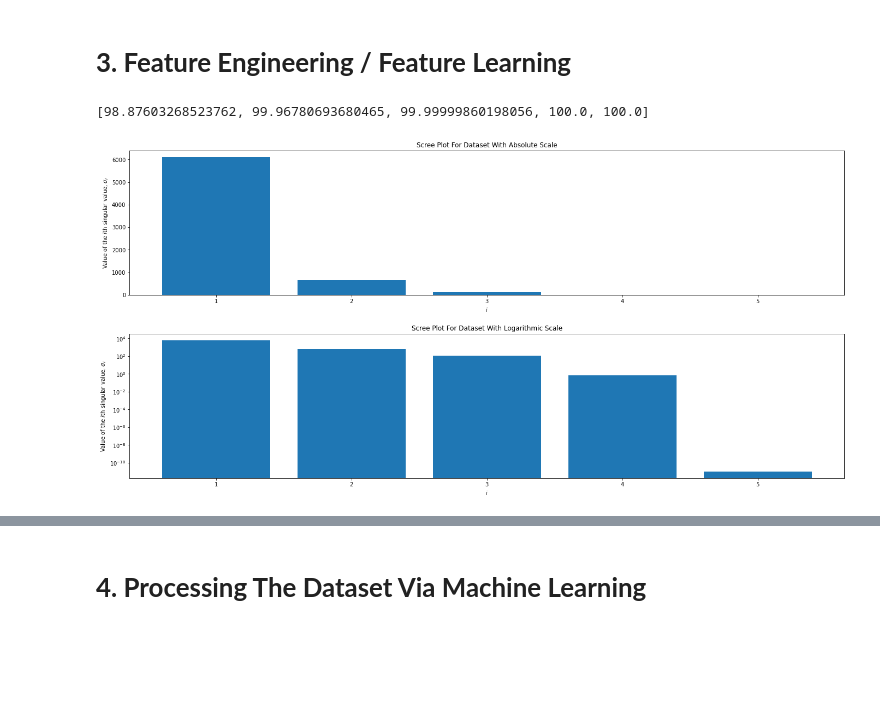
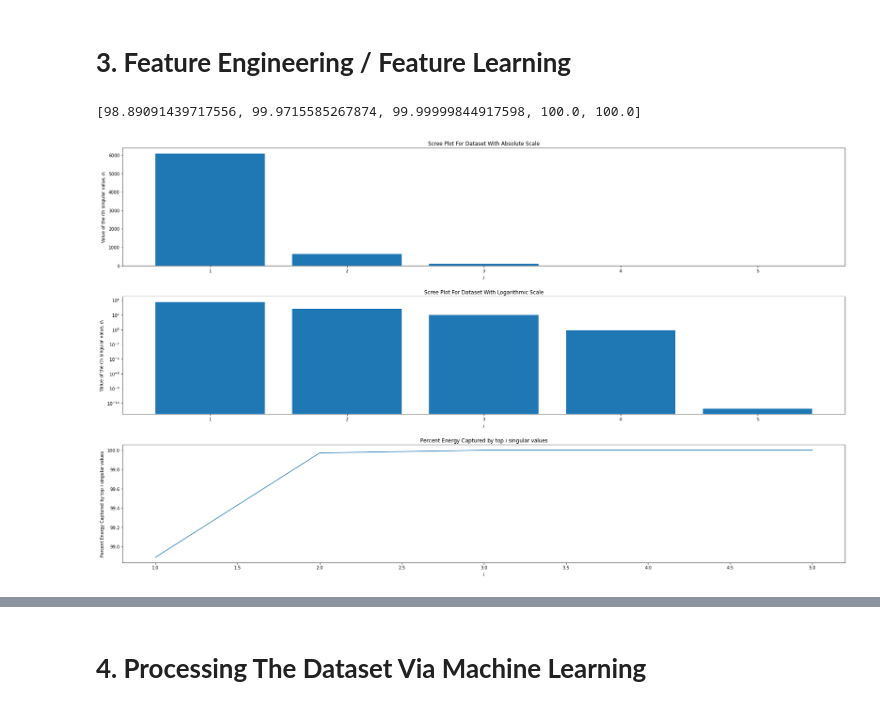
Before and after one commit to Ravi-Raghavan/ECE_443_Term_Project, a Jupyter notebook: NetflixStockPrices/3NearestNeighbors_Dataset1.ipynb, the cells around one changed output, grey strips where cells are left out. Drawn from its saved outputs; the diff is of its cells as text; code cells hidden in the pictures; blank space fills up the shorter version.

```diff
--- a/NetflixStockPrices/3NearestNeighbors_Dataset1.ipynb
+++ b/NetflixStockPrices/3NearestNeighbors_Dataset1.ipynb
@@ -127,7 +127,7 @@ _[After looking up the Netflix Stock Prices from Feb 2018 to Feb 2022, the lowes
 # %% [markdown]
 # **3. Feature Engineering / Feature Learning**
 # %%
-window_size = 14 #window of size 14
+window_size = 10 #window of size 10
 closing_prices = netflix_stock_prices["Adj Close"] #get closing prices
 moving_average = closing_prices.rolling(window = window_size, closed = "left").mean() #compute moving average over the past "window_size" days
 standard_deviation = closing_prices.rolling(window = window_size, closed = "left").std() #compute standard deviation over the past "window_size" days
@@ -169,37 +169,44 @@ cumulative_energy = 0   #initialize variable
 k_values = [] #initialize array
 percent_energy_captured = [] #initialize array
 k = 0   #initialize k
 for index in range(len(singular_value_matrix)):
     cumulative_energy = cumulative_energy + (singular_value_matrix[index] * singular_value_matrix[index])   #calculate energy of top k singular values
     k = k + 1   #increment k
     k_values.append(k) #append k to array
     percent_energy_captured.append((100 * cumulative_energy / total_energy)) #append percent energy captured cumulatively to the array
 
 print(percent_energy_captured) #print percent_energy_captured
 
 #Generate Scree Plot for dataset with absolute scale
-fig, (ax1, ax2) = plt.subplots(2)
+fig, (ax1, ax2, ax3) = plt.subplots(3, figsize = (25, 15))
 fig.tight_layout(pad=5.0)
 
 ax1.set_title("Scree Plot For Dataset With Absolute Scale")
 ax1.set_xlabel("$i$")
 ax1.set_ylabel('Value of the $i$th singular value, $\sigma_i$')
 ax1.bar(k_values, singular_value_matrix)
 
 #Generate Scree Plot for dataset with logarithmic scale
 ax2.set_title("Scree Plot For Dataset With Logarithmic Scale")
 ax2.set_xlabel("$i$")
 ax2.set_ylabel('Value of the $i$th singular value, $\sigma_i$')
 ax2.set_yscale("log")
 ax2.bar(k_values, singular_value_matrix)
 
 
-pca = skldecomp.PCA(n_components = 2, svd_solver = 'full')  #initialize PCA object with 2 components
+#Plot Percent Energy Captured
+ax3.set_title("Percent Energy Captured by top $i$ singular values")
+ax3.set_xlabel("$i$")
+ax3.set_ylabel("Percent Energy Captured by top $i$ singular values")
+ax3.plot(list(range(1, len(percent_energy_captured) + 1)), percent_energy_captured)
+
+
+pca = skldecomp.PCA(n_components = 1, svd_solver = 'full')  #initialize PCA object with 1 components
 X_train = pca.fit_transform(X_train) #map remaining data points onto PCA subspace
 X_test = pca.transform(X_test) #map test data points onto same PCA subspace
 # %% [output]
-[98.87603268523762, 99.96780693680465, 99.99999860198056, 100.0, 100.0]
+[98.89091439717556, 99.9715585267874, 99.99999844917598, 100.0, 100.0]
-[figure, old version]
+[figure, new version]
 # %% [markdown]
 Analysis of Feature Engineering/Learning:
 
```
Also changed, not shown: parts of 15 cells of this notebook.
